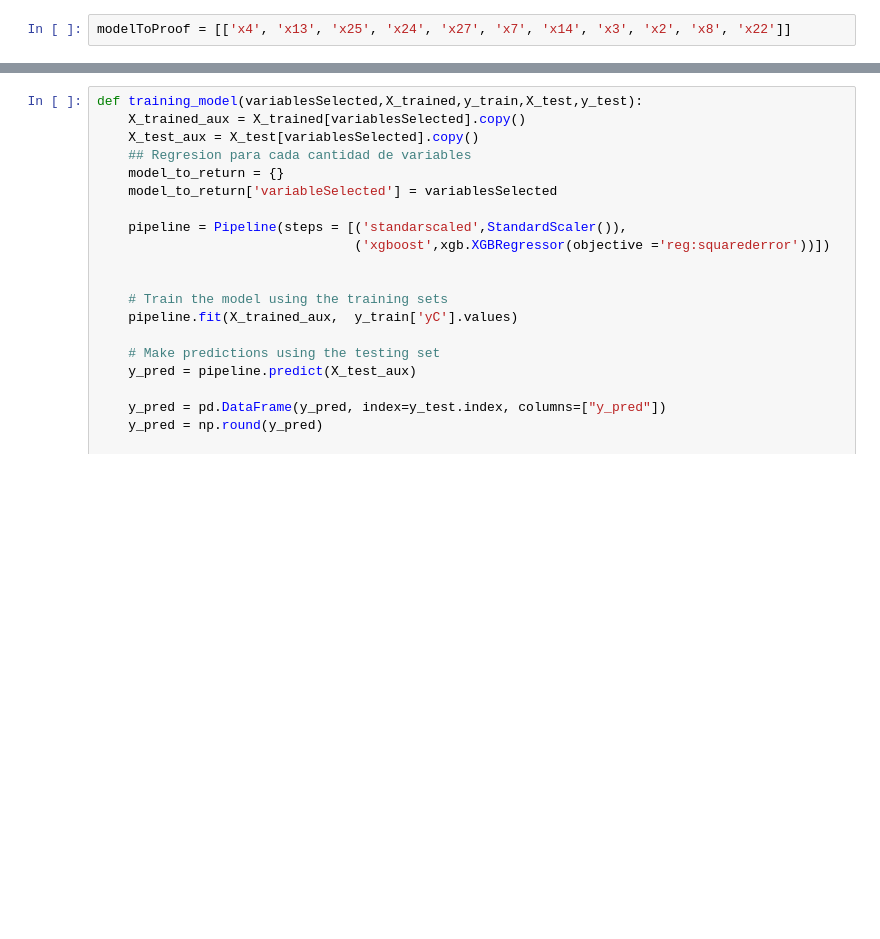
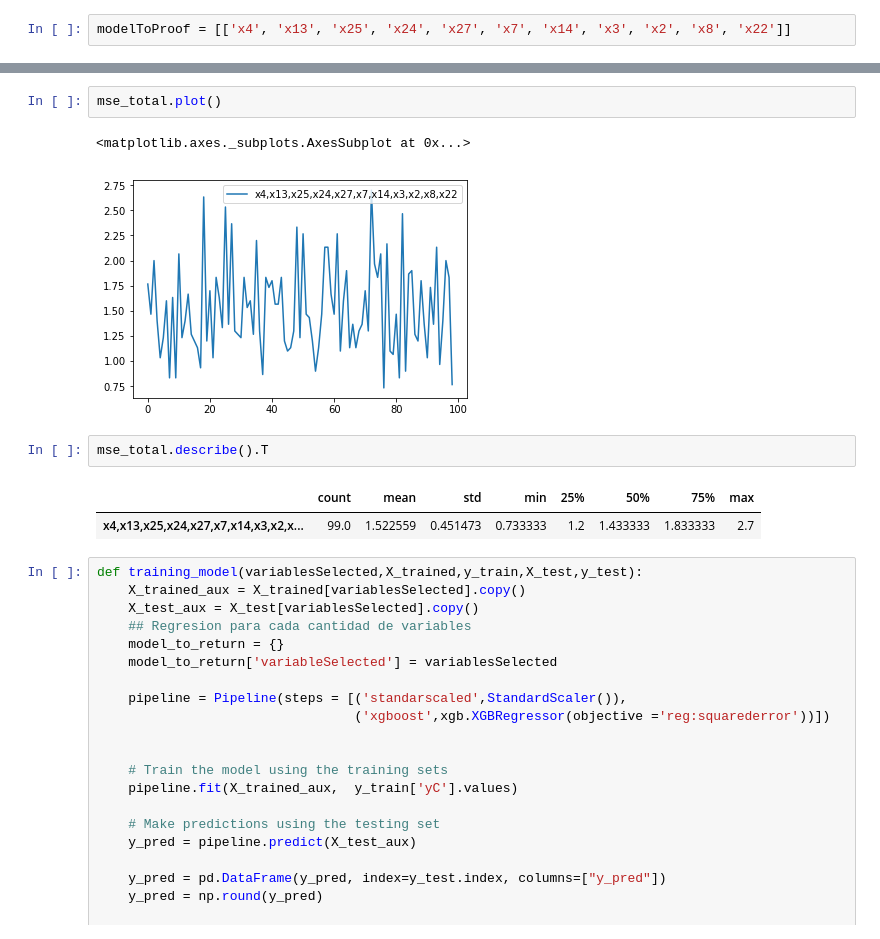
Before and after one commit to mcuscagua/Competencia, a Jupyter notebook: Count/TestModelSelected.ipynb, the cells around one changed output, grey strips where cells are left out. Cells and saved outputs as stored; diff of their text form; blank space fills up the shorter version.

```diff
--- a/Count/TestModelSelected.ipynb
+++ b/Count/TestModelSelected.ipynb
@@ -70,3 +97,13 @@ resultados.sort_values('Median: Mean squared error')
+# %%
+mse_total.plot()
+# %% [output]
+<matplotlib.axes._subplots.AxesSubplot at 0x...>
+[figure, added]
+# %%
+mse_total.describe().T
+# %% [output]
+|  | count | mean | std | min | 25% | 50% | 75% | max |
+| x4,x13,x25,x24,x27,x7,x14,x3,x2,x... | 99.0 | 1.522559 | 0.451473 | 0.733333 | 1.2 | 1.433333 | 1.833333 | 2.7 |
 # %%
 def training_model(variablesSelected,X_trained,y_train,X_test,y_test):
     X_trained_aux = X_trained[variablesSelected].copy()
```
Also changed, not shown: parts of 8 cells of this notebook.
